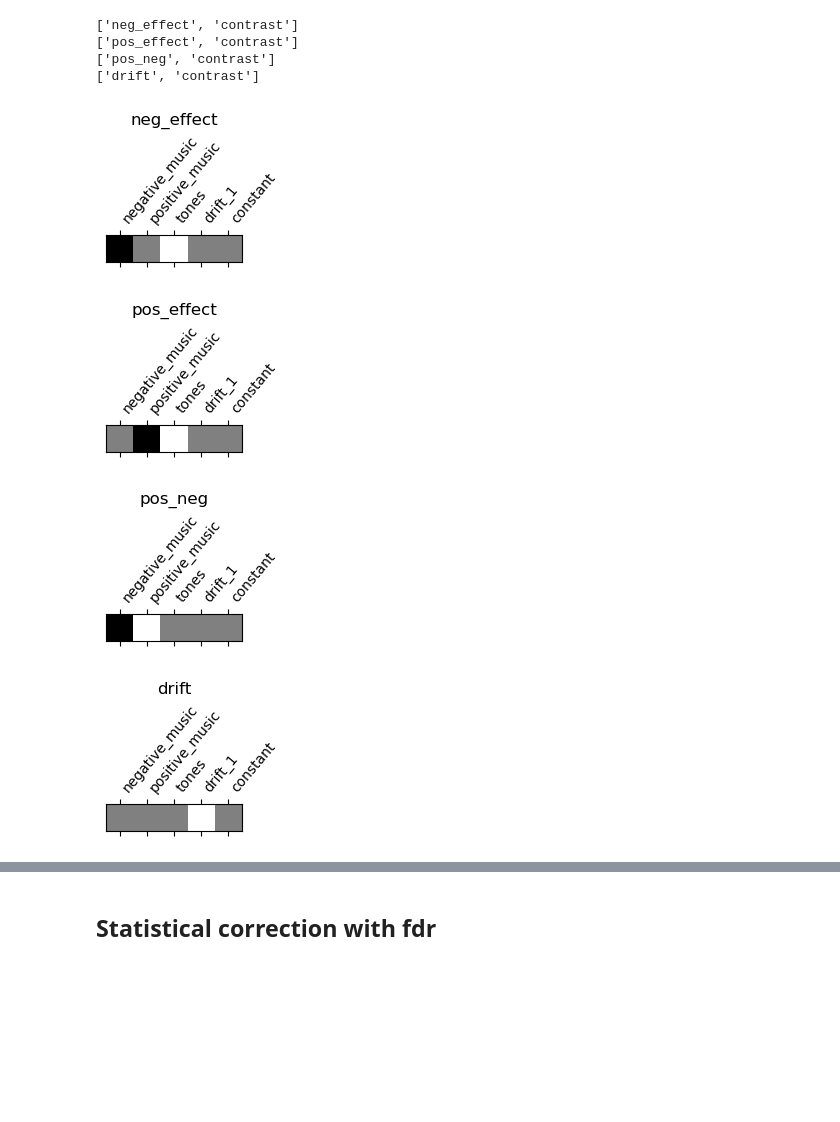
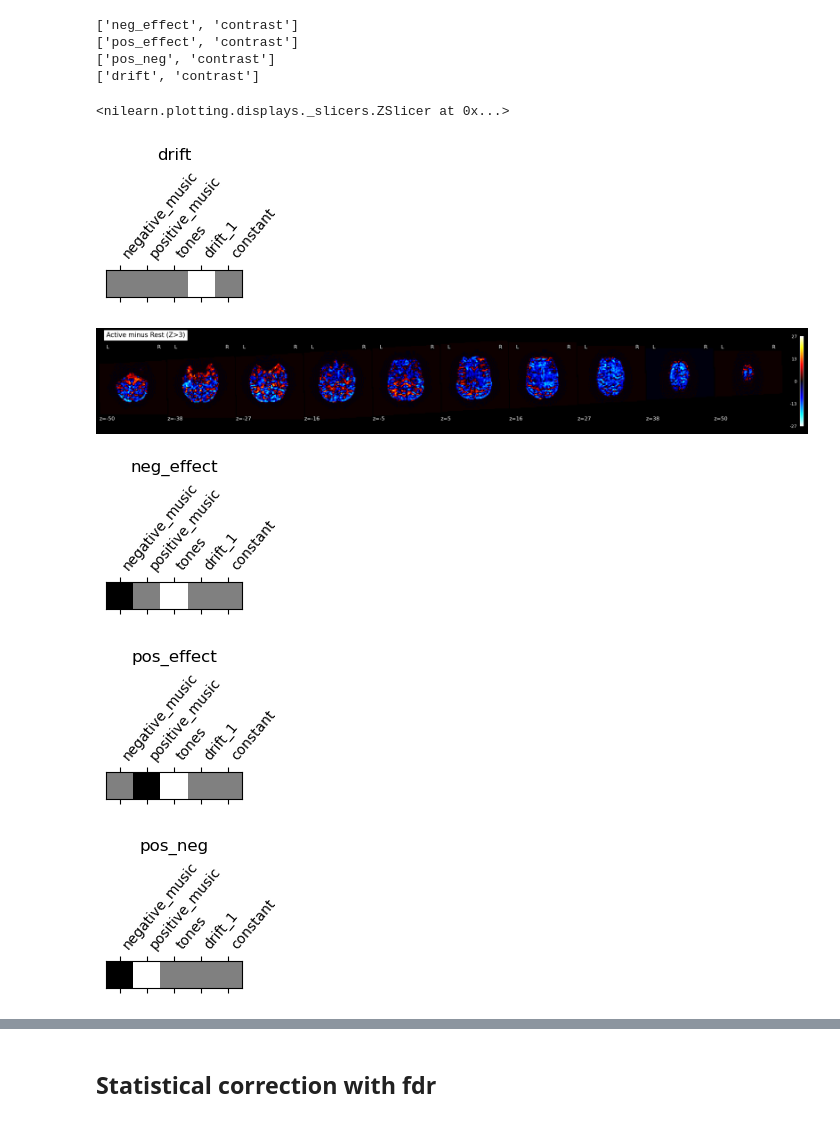
Before and after one commit to loufourneaux/project_1_nssp, a Jupyter notebook: design_matrix_GLM.ipynb, the cells around one changed output, grey strips where cells are left out. Saved outputs shown, nothing was run; the diff lists cells and outputs as text; code cells hidden in the pictures; blank space fills up the shorter version.

```diff
--- a/design_matrix_GLM.ipynb
+++ b/design_matrix_GLM.ipynb
@@ -184,26 +184,30 @@ for contrast in [neg_effect,pos_effect,pos_neg,drift] :
 # %%
 # First examine the drift to eventually correct the image
 folder_state_path = 'derivatives/stats/z_maps'
 
 # Plot the contrast map
 plot_contrast_matrix(drift, design_matrix=fmri_glm.design_matrices_[0])
 plt.title(namestr(drift, globals())[0])
 
 # z map
 z_map = fmri_glm.compute_contrast(drift, output_type='z_score')
 
 # plot z map
 mean_img_ = mean_img(fmri_img),
 thr = 3
 
-plot_stat_map(z_map, bg_img=mean_img_[0], threshold=thr,
-              display_mode='z', cut_coords=[-3,37,70], black_bg=True,
+plot_stat_map(z_map, bg_img=mean_img_[0], threshold=0,
+              display_mode='z', cut_coords= np.linspace(-50,50, 10), black_bg=True,
               title=f'Active minus Rest (Z>{thr})')
 
-# TODO Lets remove it of all our contrasts
+# TODO Lets remove it of all our contrasts ? do we add more drift?
+# %% [output]
+<nilearn.plotting.displays._slicers.ZSlicer at 0x...>
+[figure, added]
+[figure, added]
 # %%
 # Create a directory to save the z_map
-folder_state_path = 'derivatives/stats/z_maps'
+folder_state_path = 'derivatives/GLM/z_maps'
 
 if not os.path.exists(folder_state_path):
     os.makedirs(folder_state_path)
@@ -223,7 +227,6 @@ for contrast in [neg_effect,pos_effect,pos_neg]:
 [figure]
 [figure]
 [figure]
-[figure, removed]
 # %%
 # explore the z_map
 z_map = nib.load(os.path.join(folder_state_path, 'pos_neg_z_map_uncorrected.nii.gz'))
```
Also changed, not shown: parts of 3 cells of this notebook, 1 other file.
